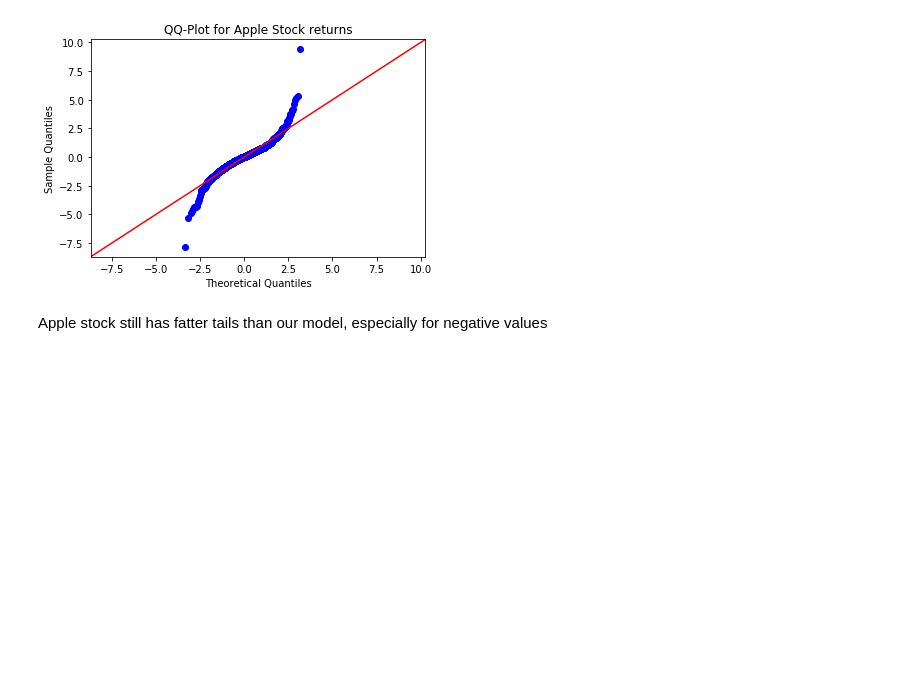
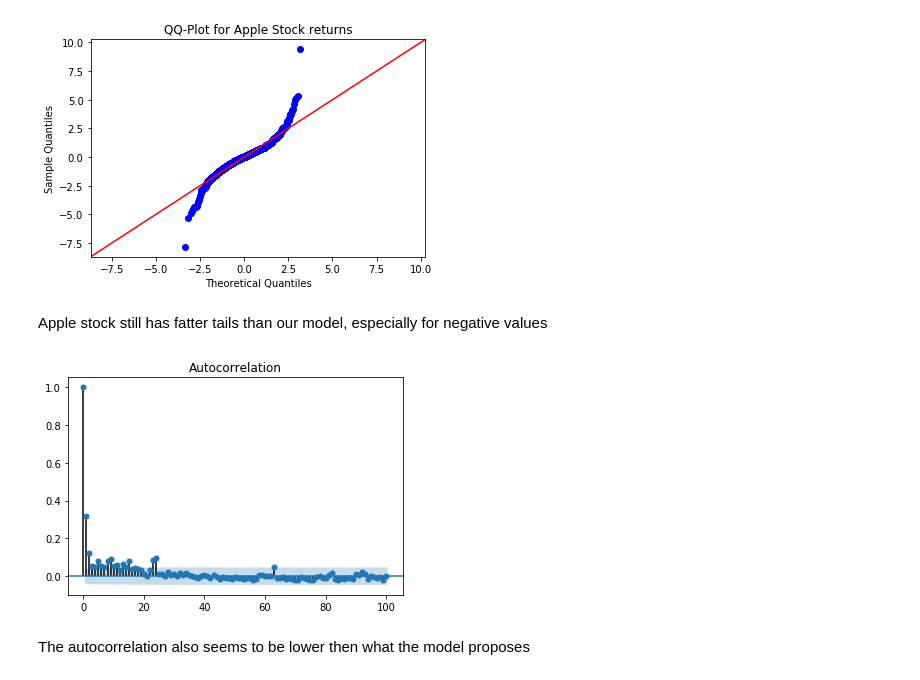
Before and after one commit to RaphAbb/MSE448, a Jupyter notebook: hw1.ipynb, the cells around one changed output. Saved outputs shown, nothing was run; the diff lists cells and outputs as text; code cells hidden in the pictures; blank space fills up the shorter version.

```diff
--- a/hw1.ipynb
+++ b/hw1.ipynb
@@ -189,3 +189,11 @@ pylab.show()
 [figure]
 # %% [markdown]
 Apple stock still has fatter tails than our model, especially for negative values
+# %%
+data['SR'] = data['Returns']**2
+plot_acf(data['SR'].dropna(), lags=100)
+pyplot.show()
+# %% [output]
+[figure, added]
+# %% [markdown]
+The autocorrelation also seems to be lower then what the model proposes
```
Also changed, not shown: 1 other file.
